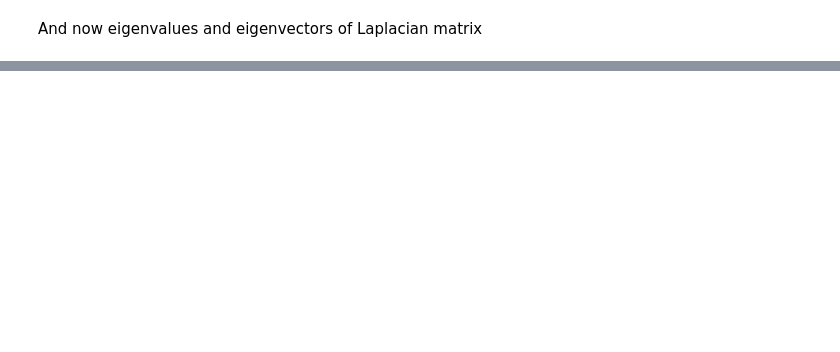
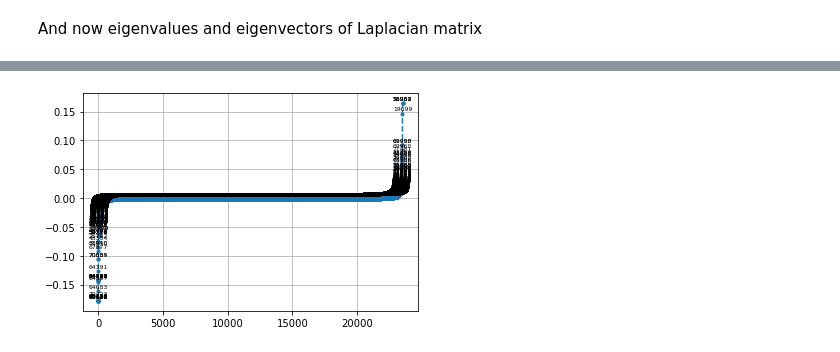
Before and after one commit to tratom/fcul-cda-project, a Jupyter notebook: code/analysis.ipynb, the cells around one changed output, grey strips where cells are left out. Saved outputs shown, nothing was run; the diff lists cells and outputs as text; code cells hidden in the pictures; blank space fills up the shorter version.

```diff
--- a/code/analysis.ipynb
+++ b/code/analysis.ipynb
@@ -568,0 +615,15 @@ Error:
+# %%
+def plotEigenVector(LL):
+    NN=LL.shape[0]
+    n_order=np.argsort(LL)
+    plt.plot(np.arange(NN), LL[n_order], ".--")
+
+    for x,y in zip(np.arange(NN), LL[n_order]):
+        plt.annotate(core_nodes[n_order[x]], (x,y), textcoords="offset points",
+                     xytext=(0,3), ha='center', size=6)
+    plt.grid()
+    plt.show()
+# %%
+plotEigenVector(L2)
+# %% [output]
+[figure, added]
```
Also changed, not shown: parts of 14 cells of this notebook, 2 other files.
